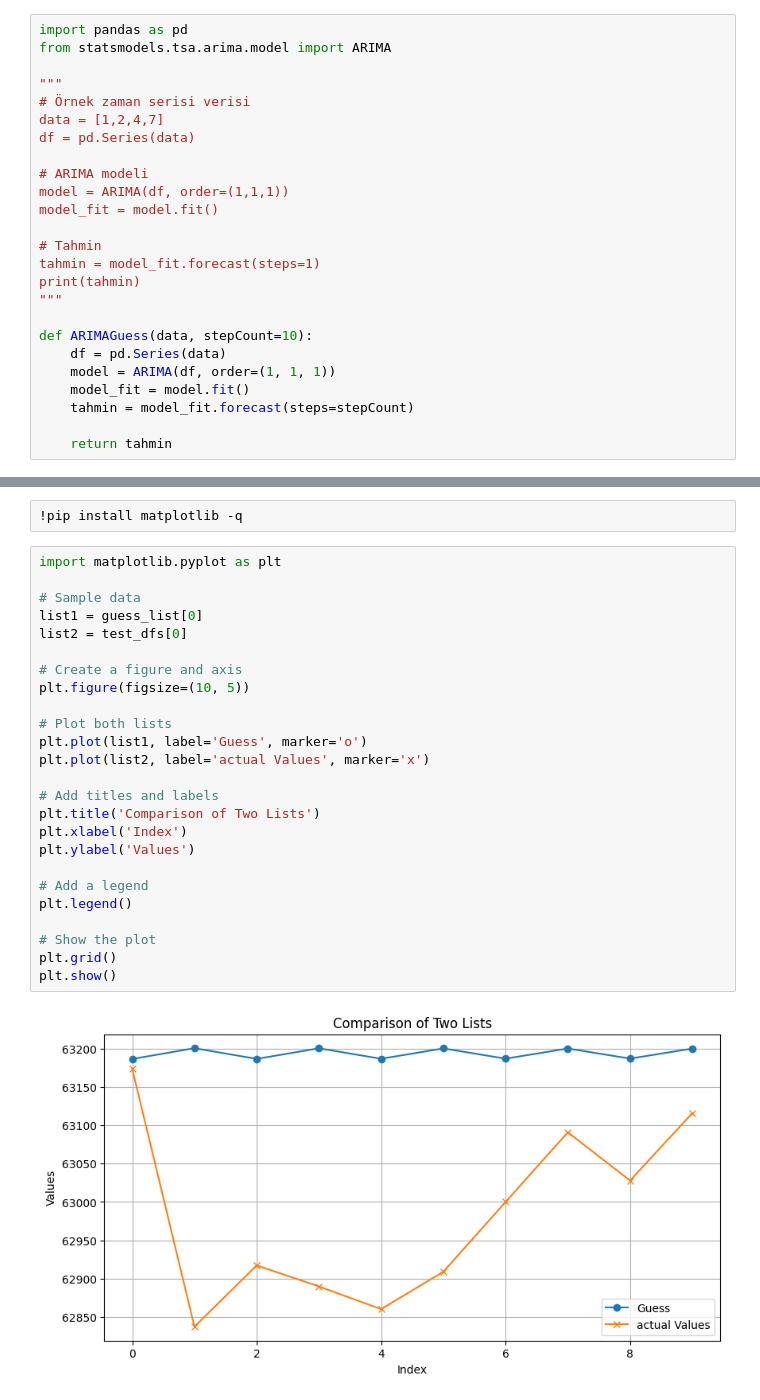
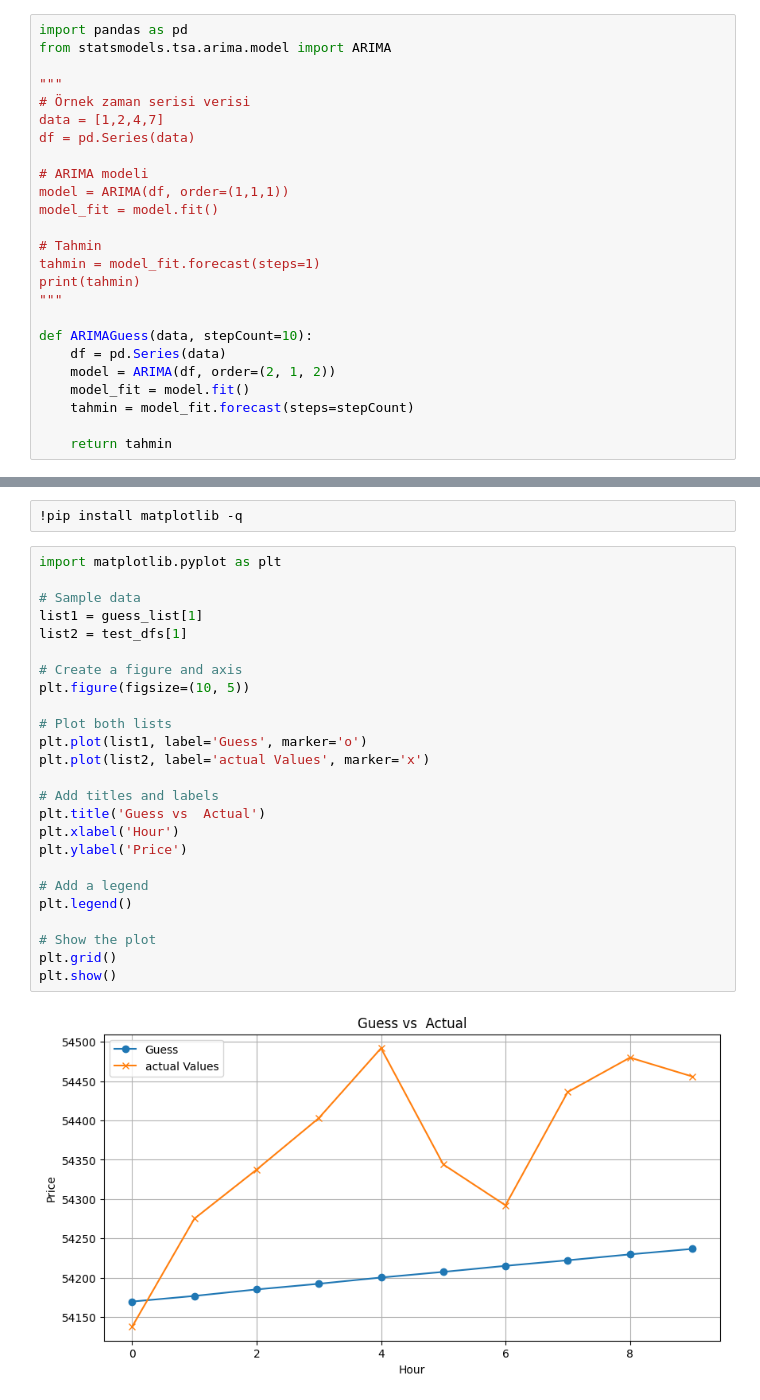
Before and after one commit to onuralpArsln/finTech, a Jupyter notebook: getDataFromBinanceWithoutAccount.ipynb, the cells around one changed output, grey strips where cells are left out. Cells and saved outputs as stored; diff of their text form.

```diff
--- a/getDataFromBinanceWithoutAccount.ipynb
+++ b/getDataFromBinanceWithoutAccount.ipynb
@@ -145,7 +145,7 @@ print(tahmin)
 
 def ARIMAGuess(data, stepCount=10):
     df = pd.Series(data)
-    model = ARIMA(df, order=(1, 1, 1))
+    model = ARIMA(df, order=(2, 1, 2))
     model_fit = model.fit()
     tahmin = model_fit.forecast(steps=stepCount)
 
@@ -166,27 +166,27 @@ print(guess_list[0])
 # %%
 import matplotlib.pyplot as plt
 
 # Sample data
-list1 = guess_list[0]
-list2 = test_dfs[0]
+list1 = guess_list[1]
+list2 = test_dfs[1]
 
 # Create a figure and axis
 plt.figure(figsize=(10, 5))
 
 # Plot both lists
 plt.plot(list1, label='Guess', marker='o')
 plt.plot(list2, label='actual Values', marker='x')
 
 # Add titles and labels
-plt.title('Comparison of Two Lists')
-plt.xlabel('Index')
-plt.ylabel('Values')
+plt.title('Guess vs  Actual')
+plt.xlabel('Hour')
+plt.ylabel('Price')
 
 # Add a legend
 plt.legend()
 
 # Show the plot
 plt.grid()
 plt.show()
 # %% [output]
-[figure, old version]
+[figure, new version]
```
Also changed, not shown: parts of 1 cell of this notebook.
